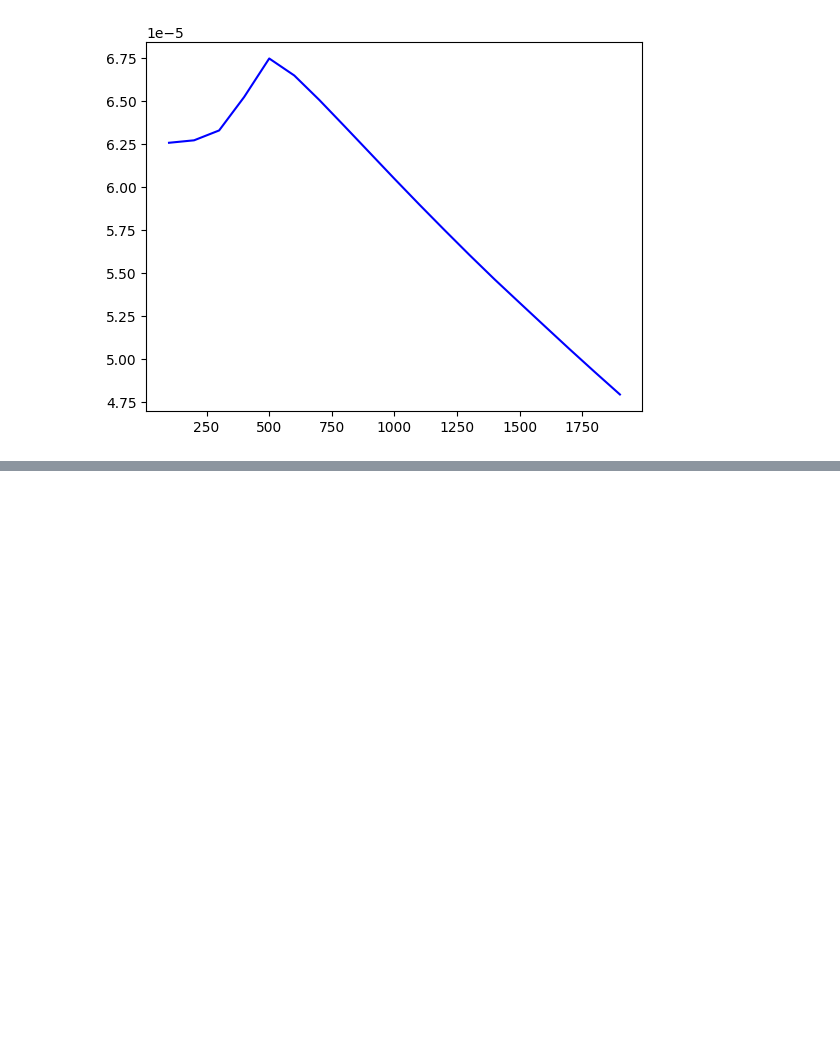
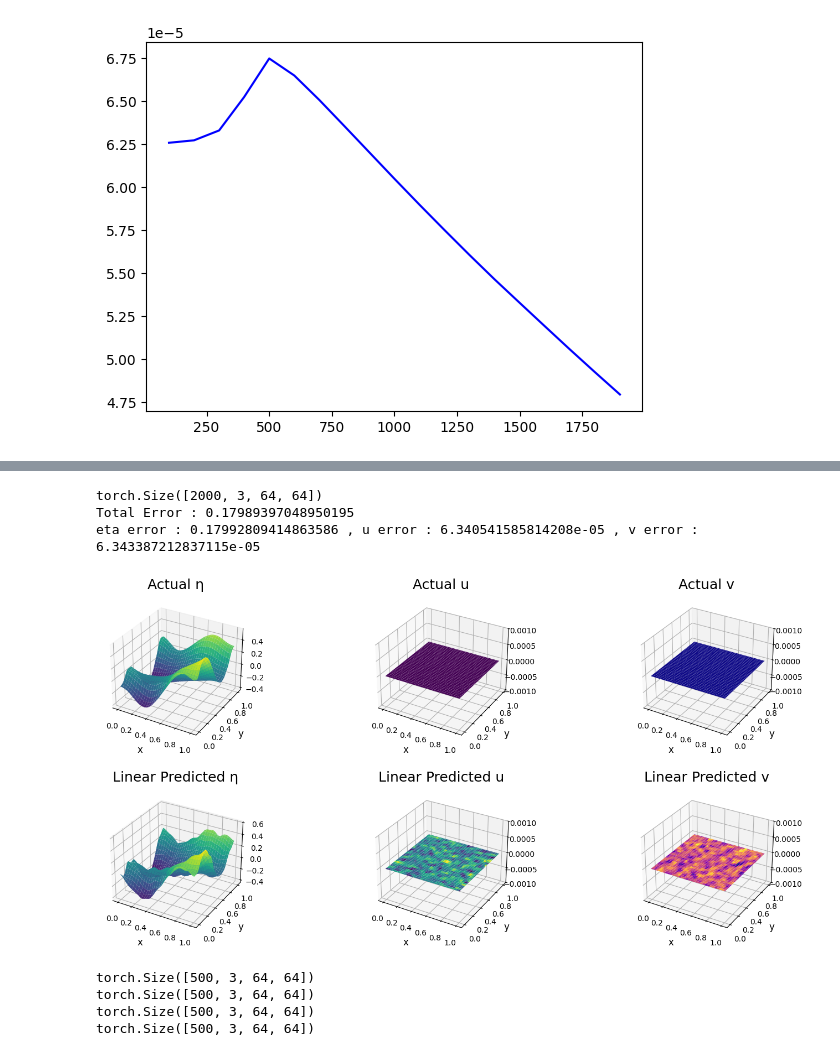
Before and after one commit to alexdelise/CMDS-REU-MADDI, a Jupyter notebook: linear_SW.ipynb, the cells around one changed output, grey strips where cells are left out. Cells and saved outputs as stored; diff of their text form; code cells hidden in the pictures; blank space fills up the shorter version.

```diff
--- a/linear_SW.ipynb
+++ b/linear_SW.ipynb
@@ -150,10 +168,12 @@ print('r truncation of term 1 computed')
 # %%
 # A = r_truncation @ L_y_inv
 # reconstruct x from y and calculate error
-
+size = 10000
 X_hat = (r_truncation @ L_y_inv) @ Y
 
 reconstructions = X_hat.T.view(size, 3, 64, 64)
+print(reconstructions.shape)
+print(ic_set.shape)
 
 total_err = torch.norm(reconstructions - ic_set) / torch.norm(ic_set)
 eta_err = torch.norm(reconstructions[:,0,:,:] - ic_set[:,0,:,:] ) / torch.norm(ic_set[:,0,:,:])
@@ -258,0 +313,65 @@ ax.plot(r_list, err_list[:,3], 'b-')
+# %%
+test_set = torch.load('test_data/testing_data_2000.pt').clone()
+test_ic_set = torch.load('test_data/ic_testing_data_2000.pt').clone()
+
+# to follow the same flow as nonlinear case, normalize and add noise, then denormalize
+test_dataset_normalized, test_min_max_vals = normalize(test_set)
+test_dataset_normalized += 0.1 * torch.randn(test_dataset_normalized.shape)
+test_dataset_denormalized = denormalize(test_dataset_normalized, test_min_max_vals)
+
+
+print(test_dataset_denormalized.shape)
+
+size = 2000
+params = 3*64*64
+Y_test = test_dataset_denormalized.view(size, params).T
+X_test = test_ic_set.view(size, params).T
+
+X_test_hat= (r_truncation @ L_y_inv) @ Y_test
+reconstructions = X_test_hat.T.view(size, 3, 64, 64)
+
+
+total_err = torch.norm(reconstructions - test_ic_set) / torch.norm(test_ic_set)
+eta_err = torch.norm(reconstructions[:,0,:,:] - test_ic_set[:,0,:,:] ) / torch.norm(test_ic_set[:,0,:,:])
+u_err = torch.abs(reconstructions[:,1,:,:]  - test_ic_set[:,1,:,:] ).mean()
+v_err = torch.abs(reconstructions[:,2,:,:]  - test_ic_set[:,2,:,:]).mean()
+
+print(f'Total Error : {total_err}')
+print(f'eta error : {eta_err} , u error : {u_err} , v error : {v_err}')
+# %% [output]
+torch.Size([2000, 3, 64, 64])
+Total Error : 0.17989397048950195
+eta error : 0.17992809414863586 , u error : 6.340541585814208e-05 , v error : 6.343387212837115e-05
+# %%
+idx = 1000
+plot_figs(idx, test_ic_set, reconstructions)
+# %% [output]
+[figure, added]
+# %%
+### out of distribution (unseen IC)
+
+# setup data
+ic_names = ["Ring Wave", "Step Wave"]
+num_dataPoints = 2 * 500
+ic_set = torch.zeros(size=(num_dataPoints, 3, 64, 64)) # rows are eta,u,v for each datapoint. Columns are per datapoint.
+data_set = torch.zeros(size=(num_dataPoints, 3, 64, 64)) # each datapoint has shape 3x64x64 (3 channels over 64x64 grid)
+case = 64
+batches = 500
+
+i=1
+for ic_name in ic_names:
+    x = torch.load(f'test_data/test_x1_{ic_name}_allBatch_Close.pt')[:500, :, :, :]
+    print(x.shape)
+    ic = torch.load(f'test_data/test_ic_{ic_name}_allBatch.pt')[:500, :, :, :]
+    print(x.shape)
+    data_set[batches*(i-1): batches*i] = x
+    ic_set[batches*(i-1): batches*i] = ic
+    i = i+1
+# save full datasets
+torch.save(data_set, f"test_data/OOD_testing_data_2000.pt")
+torch.save(ic_set, f"test_data/OOD_ic_testing_data_2000.pt")
+# %% [output]
+torch.Size([500, 3, 64, 64])
+torch.Size([500, 3, 64, 64])
+torch.Size([500, 3, 64, 64])
+torch.Size([500, 3, 64, 64])
```
Also changed, not shown: parts of 6 cells of this notebook, 1 other file.
